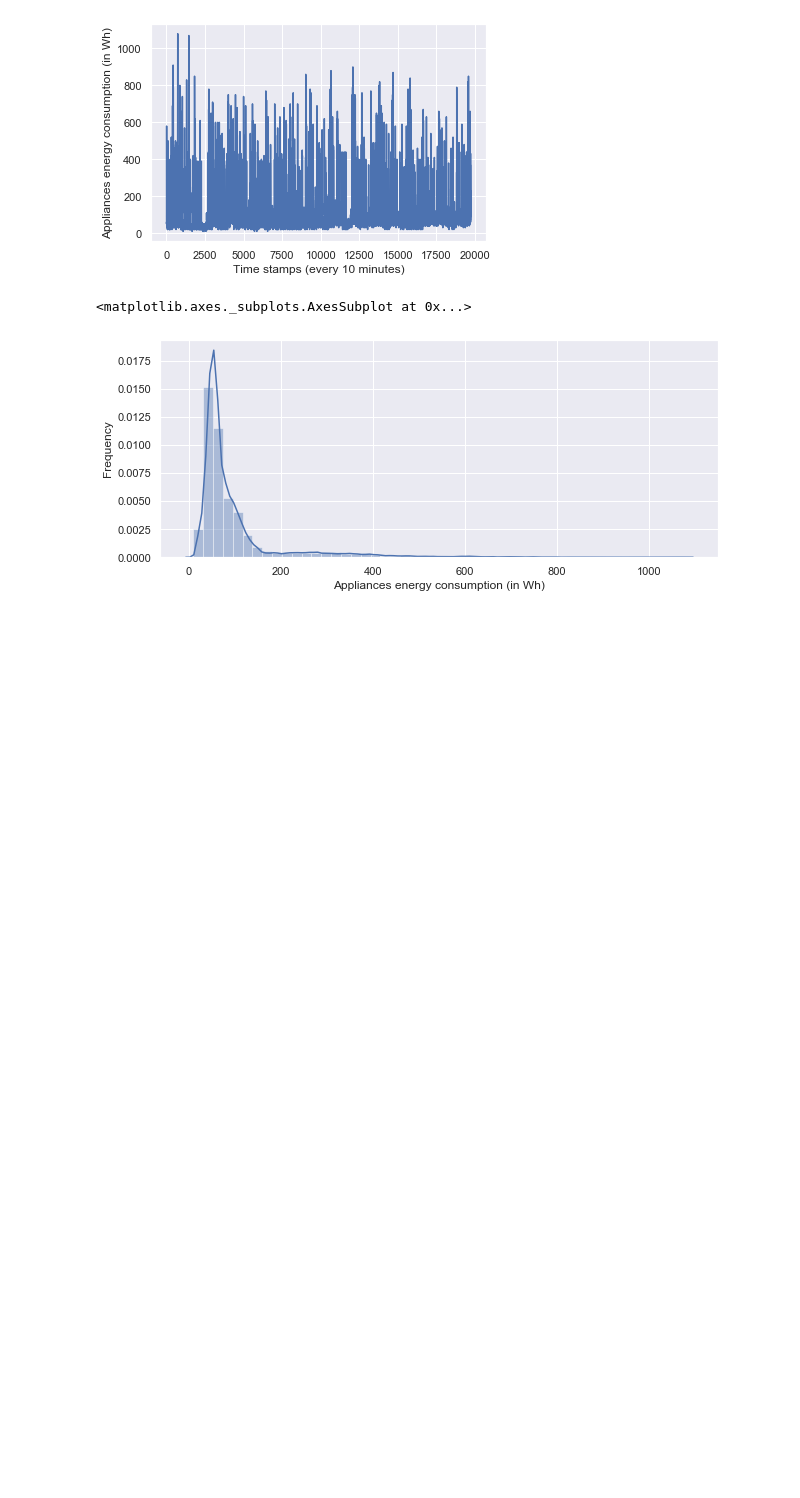
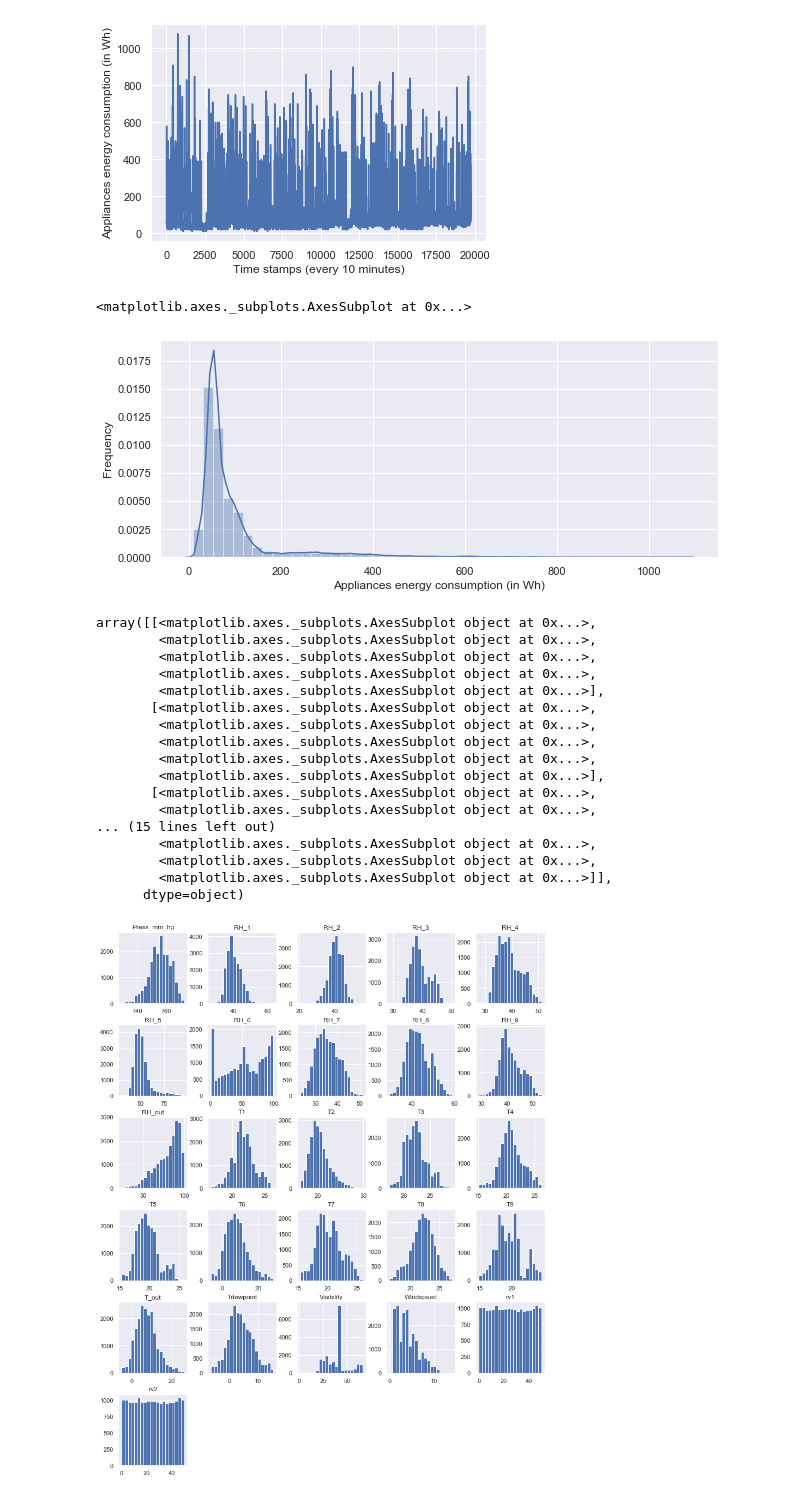
Before and after one commit to NeilAlishev/EmpiricalAnalysisProject, a Jupyter notebook: Empirical Analysis Project.ipynb, the cells around one changed output. Drawn from its saved outputs; the diff is of its cells as text; code cells hidden in the pictures; blank space fills up the shorter version.

Commit message:
data visualization

```diff
--- a/Empirical Analysis Project.ipynb
+++ b/Empirical Analysis Project.ipynb
@@ -86,0 +86,23 @@ sns.distplot(list(data['Appliances']), bins = 50)
+# %%
+data.iloc[:,3:].hist(bins = 20, figsize = (14, 18))
+
+# Most of the values follow normal distribution, but some of the values are not normally distributed
+# %% [output]
+array([[<matplotlib.axes._subplots.AxesSubplot object at 0x...>,
+        <matplotlib.axes._subplots.AxesSubplot object at 0x...>,
+        <matplotlib.axes._subplots.AxesSubplot object at 0x...>,
+        <matplotlib.axes._subplots.AxesSubplot object at 0x...>,
+        <matplotlib.axes._subplots.AxesSubplot object at 0x...>],
+       [<matplotlib.axes._subplots.AxesSubplot object at 0x...>,
+        <matplotlib.axes._subplots.AxesSubplot object at 0x...>,
+        <matplotlib.axes._subplots.AxesSubplot object at 0x...>,
+        <matplotlib.axes._subplots.AxesSubplot object at 0x...>,
+        <matplotlib.axes._subplots.AxesSubplot object at 0x...>],
+       [<matplotlib.axes._subplots.AxesSubplot object at 0x...>,
+        <matplotlib.axes._subplots.AxesSubplot object at 0x...>,
+... (15 lines left out)
+        <matplotlib.axes._subplots.AxesSubplot object at 0x...>,
+        <matplotlib.axes._subplots.AxesSubplot object at 0x...>,
+        <matplotlib.axes._subplots.AxesSubplot object at 0x...>]],
+      dtype=object)
+[figure, added]
```
Also changed, not shown: parts of 11 cells of this notebook.
